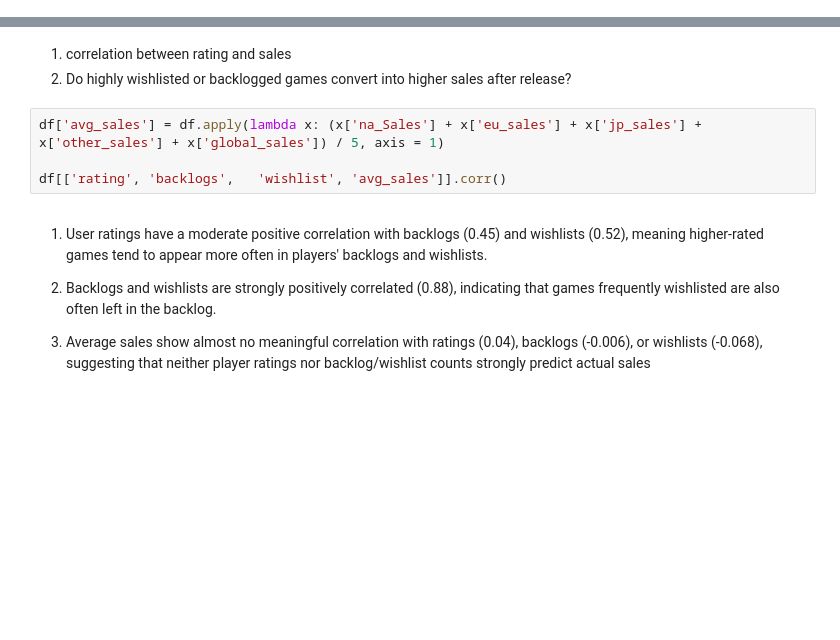
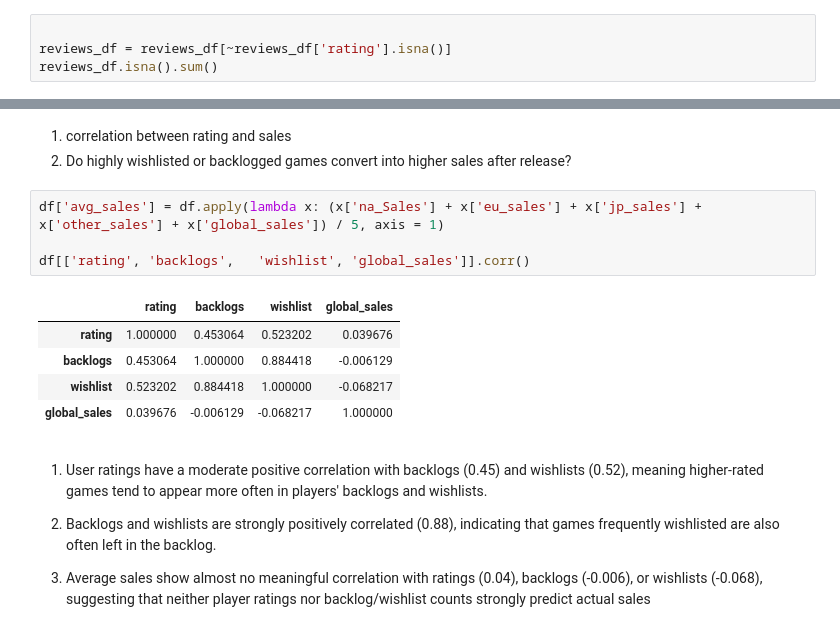
Before and after one commit to PARADOXop/video_game_analysis, a Jupyter notebook: preprocessing.ipynb, the cells around one changed output, grey strips where cells are left out. Drawn from its saved outputs; the diff is of its cells as text; blank space fills up the shorter version.

```diff
--- a/preprocessing.ipynb
+++ b/preprocessing.ipynb
@@ -35,0 +58,4 @@ sales_df.groupby(['title'])['platform'].transform('count')
+# %%
+
+reviews_df = reviews_df[~reviews_df['rating'].isna()]
+reviews_df.isna().sum()
@@ -185,7 +351,13 @@ df
 # %%
 df['avg_sales'] = df.apply(lambda x: (x['na_Sales'] + x['eu_sales'] + x['jp_sales'] + x['other_sales'] + x['global_sales']) / 5, axis = 1)
 
-df[['rating', 'backlogs',	'wishlist', 'avg_sales']].corr()
+df[['rating', 'backlogs',	'wishlist', 'global_sales']].corr()
+# %% [output]
+|  | rating | backlogs | wishlist | global_sales |
+| rating | 1.000000 | 0.453064 | 0.523202 | 0.039676 |
+| backlogs | 0.453064 | 1.000000 | 0.884418 | -0.006129 |
+| wishlist | 0.523202 | 0.884418 | 1.000000 | -0.068217 |
+| global_sales | 0.039676 | -0.006129 | -0.068217 | 1.000000 |
 # %% [markdown]
 1. User ratings have a moderate positive correlation with backlogs (0.45) and wishlists (0.52), meaning higher-rated games tend to appear more often in players' backlogs and wishlists.
 
```
Also changed, not shown: parts of 48 cells of this notebook.
